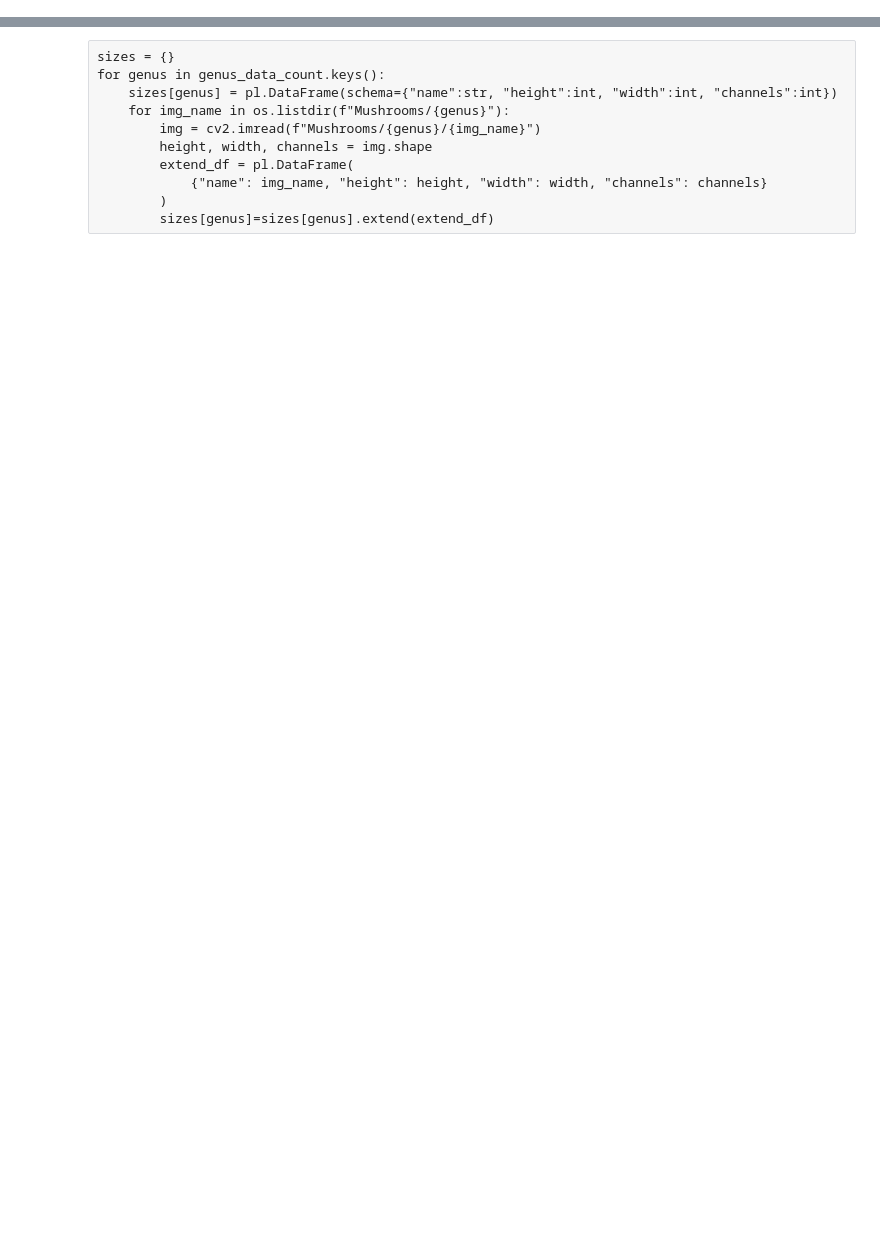
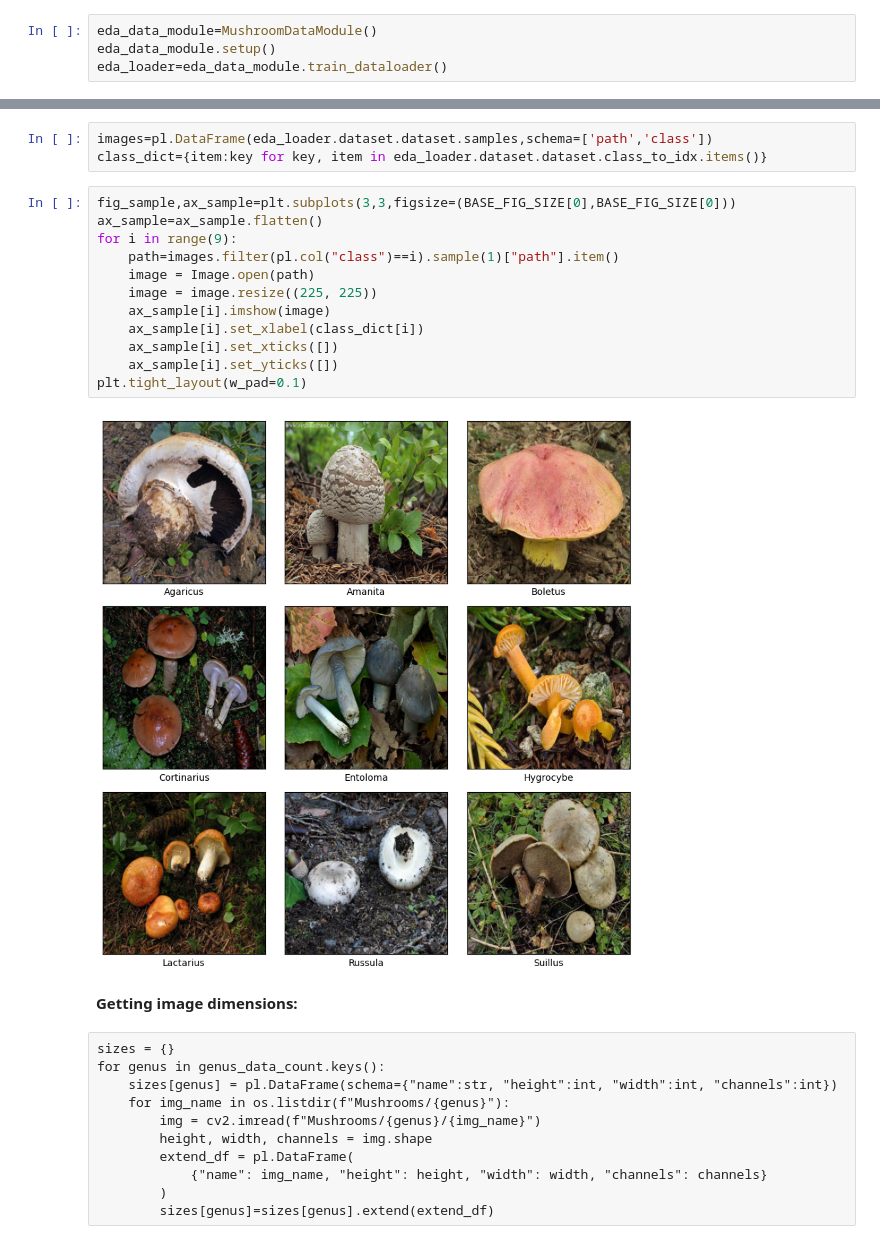
Before and after one commit to gediminas-skvarnavicius/mushroom-classifier, a Jupyter notebook: mushroom_analysis.ipynb, the cells around one changed output, grey strips where cells are left out. Saved outputs shown, nothing was run; the diff lists cells and outputs as text; blank space fills up the shorter version.

```diff
--- a/mushroom_analysis.ipynb
+++ b/mushroom_analysis.ipynb
@@ -30,0 +39,4 @@ BASE_FIG_SIZE=(8.5,5)
+# %%
+eda_data_module=MushroomDataModule()
+eda_data_module.setup()
+eda_loader=eda_data_module.train_dataloader()
@@ -55,3 +59,22 @@ sns.barplot(genus_data_count,orient='y')
+# %%
+images=pl.DataFrame(eda_loader.dataset.dataset.samples,schema=['path','class'])
+class_dict={item:key for key, item in eda_loader.dataset.dataset.class_to_idx.items()}
+# %%
+fig_sample,ax_sample=plt.subplots(3,3,figsize=(BASE_FIG_SIZE[0],BASE_FIG_SIZE[0]))
+ax_sample=ax_sample.flatten()
+for i in range(9):
+    path=images.filter(pl.col("class")==i).sample(1)["path"].item()
+    image = Image.open(path)
+    image = image.resize((225, 225))
+    ax_sample[i].imshow(image)
+    ax_sample[i].set_xlabel(class_dict[i])
+    ax_sample[i].set_xticks([])
+    ax_sample[i].set_yticks([])
+plt.tight_layout(w_pad=0.1)
+# %% [output]
+[figure, added]
+# %% [markdown]
+**Getting image dimensions:**
 # %% [raw]
 sizes = {}
 for genus in genus_data_count.keys():
```
Also changed, not shown: parts of 23 cells of this notebook, 3 other files.
